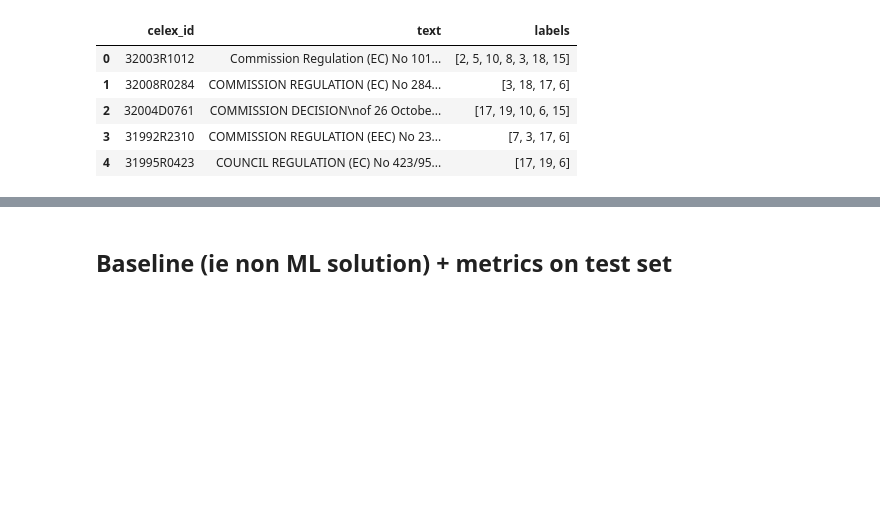
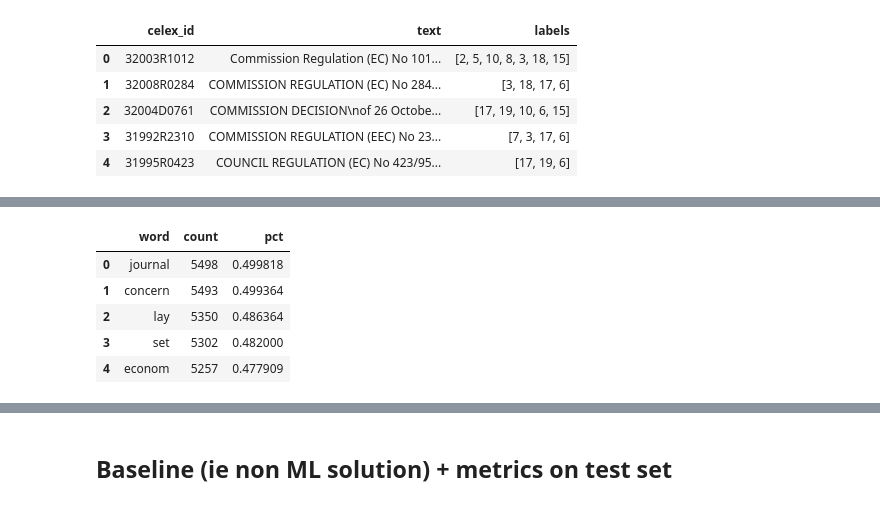
Before and after one commit to marcelo-ghia/NLP-MultiEUREX-multilabel-multiclass-classification, a Jupyter notebook: baseline.ipynb, the cells around one changed output, grey strips where cells are left out. Saved outputs shown, nothing was run; the diff lists cells and outputs as text; code cells hidden in the pictures; blank space fills up the shorter version.

```diff
--- a/baseline.ipynb
+++ b/baseline.ipynb
@@ -212,0 +269,10 @@ council regul ec februari amend regul eec lay respect hop amount aid produc harv
+# %%
+train_wd_ct_df = get_word_freq(df_train)
+train_wd_ct_df.head()
+# %% [output]
+|  | word | count | pct |
+| 0 | journal | 5498 | 0.499818 |
+| 1 | concern | 5493 | 0.499364 |
+| 2 | lay | 5350 | 0.486364 |
+| 3 | set | 5302 | 0.482000 |
+| 4 | econom | 5257 | 0.477909 |
```
Also changed, not shown: parts of 9 cells of this notebook, 2 other files.
